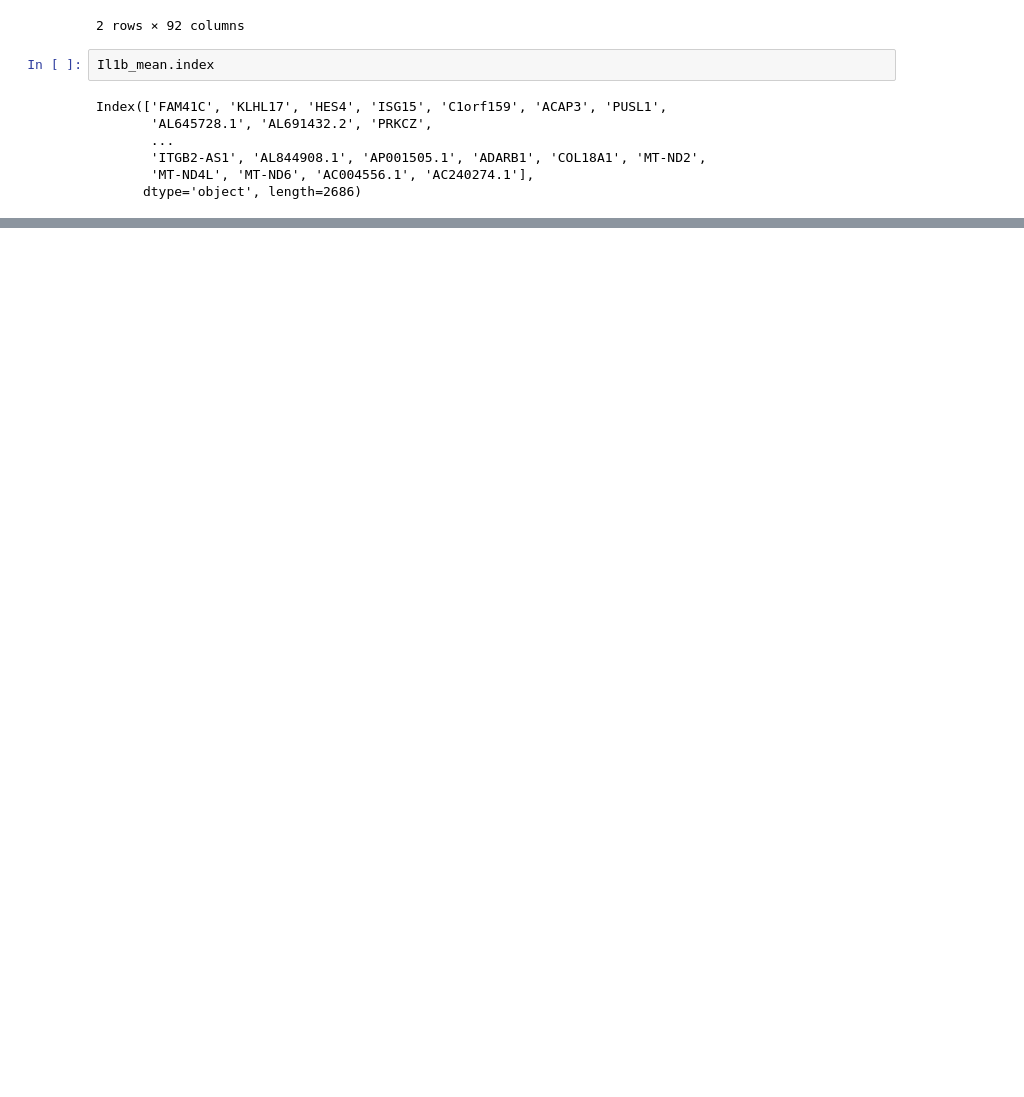
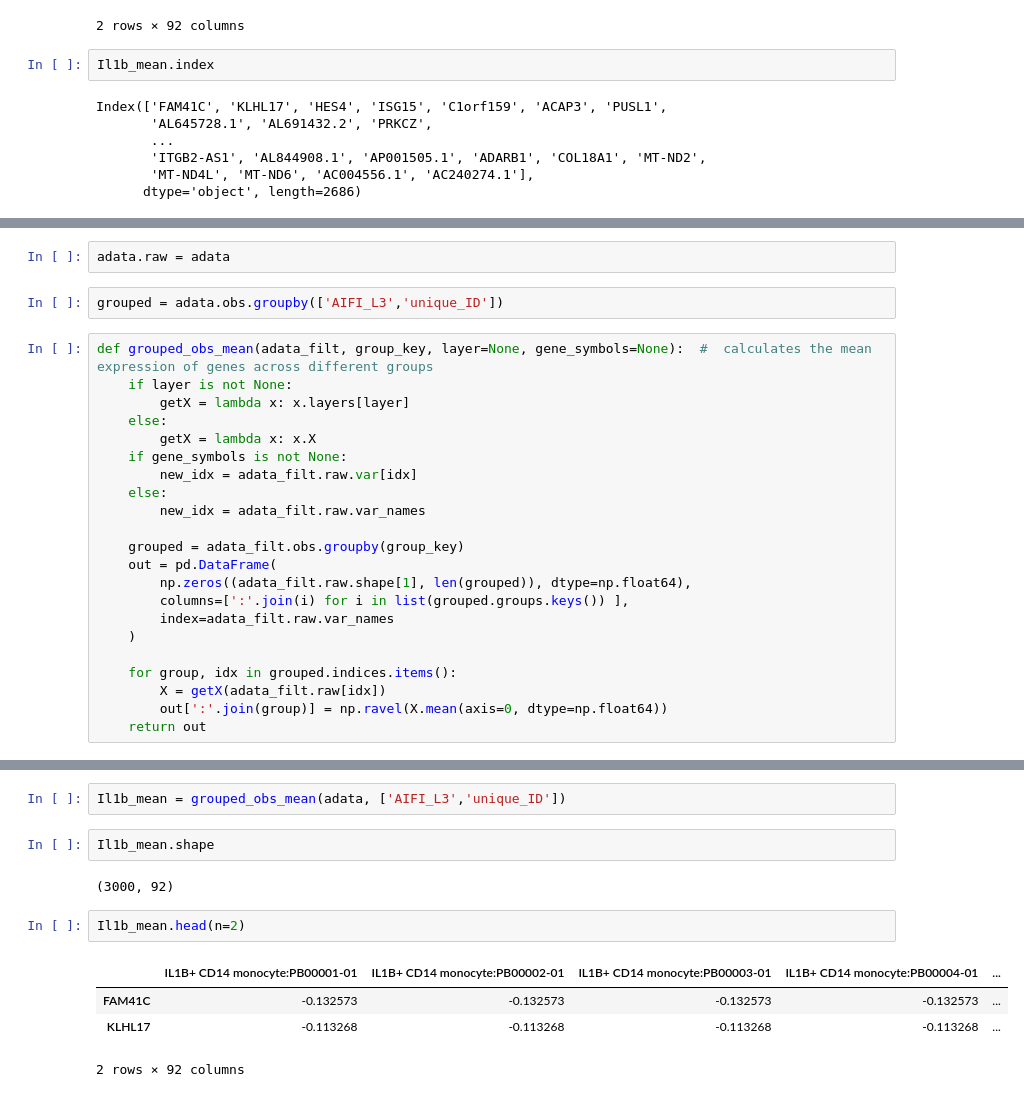
Before and after one commit to aifimmunology/sound-life-scrna-analysis, a Jupyter notebook: Mansi_Notebooks/Mansi_Notebooks/scRNA/DEG_Analysis/MS_Sex_DEG_analysis/02A_IHA_pseubulk_mean_genes_240401.ipynb, the cells around one changed output, grey strips where cells are left out. Saved outputs shown, nothing was run; the diff lists cells and outputs as text; blank space fills up the shorter version.

```diff
--- a/Mansi_Notebooks/Mansi_Notebooks/scRNA/DEG_Analysis/MS_Sex_DEG_analysis/02A_IHA_pseubulk_mean_genes_240401.ipynb
+++ b/Mansi_Notebooks/Mansi_Notebooks/scRNA/DEG_Analysis/MS_Sex_DEG_analysis/02A_IHA_pseubulk_mean_genes_240401.ipynb
@@ -212,0 +426,26 @@ Il1b_mean.to_csv('/home/jupyter/Myeloid_cells/files/IHA_IL1B_CD14_mono_pb_mean_v
+# %%
+adata.raw = adata
+# %%
+grouped = adata.obs.groupby(['AIFI_L3','unique_ID'])
+# %%
+def grouped_obs_mean(adata_filt, group_key, layer=None, gene_symbols=None):  #  calculates the mean expression of genes across different groups
+    if layer is not None:
+        getX = lambda x: x.layers[layer]
+    else:
+        getX = lambda x: x.X
+    if gene_symbols is not None:
+        new_idx = adata_filt.raw.var[idx]
+    else:
+        new_idx = adata_filt.raw.var_names
+
+    grouped = adata_filt.obs.groupby(group_key)
+    out = pd.DataFrame(
+        np.zeros((adata_filt.raw.shape[1], len(grouped)), dtype=np.float64),
+        columns=[':'.join(i) for i in list(grouped.groups.keys()) ],
+        index=adata_filt.raw.var_names
+    )
+
+    for group, idx in grouped.indices.items():
+        X = getX(adata_filt.raw[idx])
+        out[':'.join(group)] = np.ravel(X.mean(axis=0, dtype=np.float64))
+    return out
@@ -212,0 +462,13 @@ Il1b_mean.to_csv('/home/jupyter/Myeloid_cells/files/IHA_IL1B_CD14_mono_pb_mean_v
+# %%
+Il1b_mean = grouped_obs_mean(adata, ['AIFI_L3','unique_ID'])
+# %%
+Il1b_mean.shape
+# %% [output]
+(3000, 92)
+# %%
+Il1b_mean.head(n=2)
+# %% [output]
+|  | IL1B+ CD14 monocyte:PB00001-01 | IL1B+ CD14 monocyte:PB00002-01 | IL1B+ CD14 monocyte:PB00003-01 | IL1B+ CD14 monocyte:PB00004-01 | ... |
+| FAM41C | -0.132573 | -0.132573 | -0.132573 | -0.132573 | ... |
+| KLHL17 | -0.113268 | -0.113268 | -0.113268 | -0.113268 | ... |
+2 rows × 92 columns
```
Also changed, not shown: parts of 48 cells of this notebook, 20 other files.
